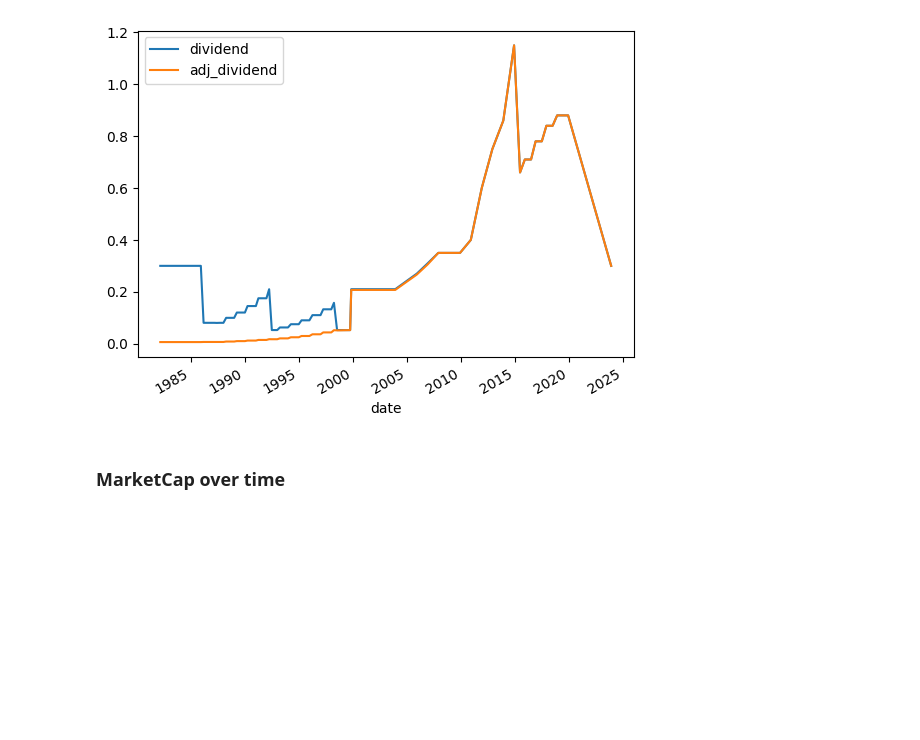
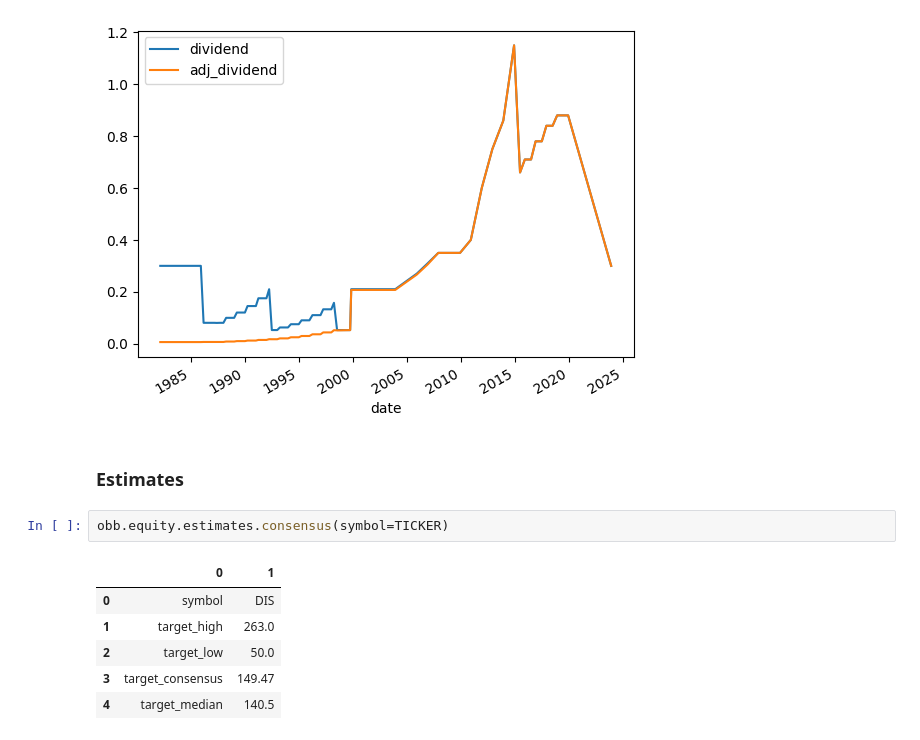
Before and after one commit to mmistroni/OpenBB_Experiments, a Jupyter notebook: OpenBBFinancialAnalysis.ipynb, the cells around one changed output. Cells and saved outputs as stored; diff of their text form; blank space fills up the shorter version.

```diff
--- a/OpenBBFinancialAnalysis.ipynb
+++ b/OpenBBFinancialAnalysis.ipynb
@@ -341,5 +364,14 @@ if df.shape[0] > 1:
     df.plot()
 # %% [output]
 [figure]
-# %% [markdown]
-### MarketCap over time
+# %% [markdown]
+### Estimates
+# %%
+obb.equity.estimates.consensus(symbol=TICKER)
+# %% [output]
+|  | 0 | 1 |
+| 0 | symbol | DIS |
+| 1 | target_high | 263.0 |
+| 2 | target_low | 50.0 |
+| 3 | target_consensus | 149.47 |
+| 4 | target_median | 140.5 |
```
Also changed, not shown: parts of 11 cells of this notebook.
